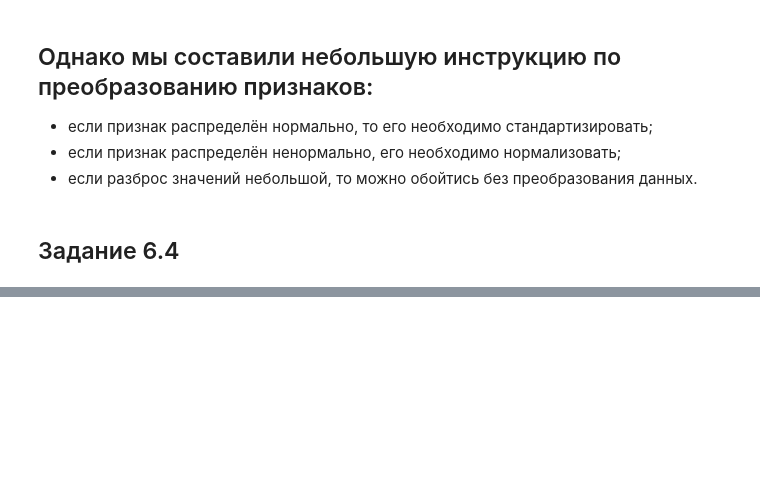
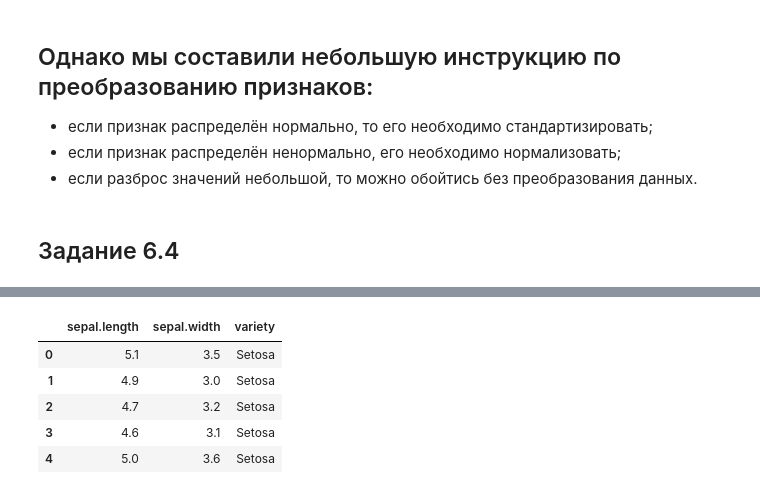
Before and after one commit to schdlr50/SF_EDA_3, a Jupyter notebook: EDA_3.ipynb, the cells around one changed output, grey strips where cells are left out. Saved outputs shown, nothing was run; the diff lists cells and outputs as text; code cells hidden in the pictures; blank space fills up the shorter version.

```diff
--- a/EDA_3.ipynb
+++ b/EDA_3.ipynb
@@ -632,0 +669,12 @@ ValueError: could not convert string to float: 'Italy'
+# %%
+# удаляем признаки, которые очень сильно коррелируют, например petal.width
+data=data.drop(['petal.width'], axis=1)
+data=data.drop(['petal.length'], axis=1)
+data.head()
+# %% [output]
+|  | sepal.length | sepal.width | variety |
+| 0 | 5.1 | 3.5 | Setosa |
+| 1 | 4.9 | 3.0 | Setosa |
+| 2 | 4.7 | 3.2 | Setosa |
+| 3 | 4.6 | 3.1 | Setosa |
+| 4 | 5.0 | 3.6 | Setosa |
```
Also changed, not shown: parts of 16 cells of this notebook, 2 other files.
